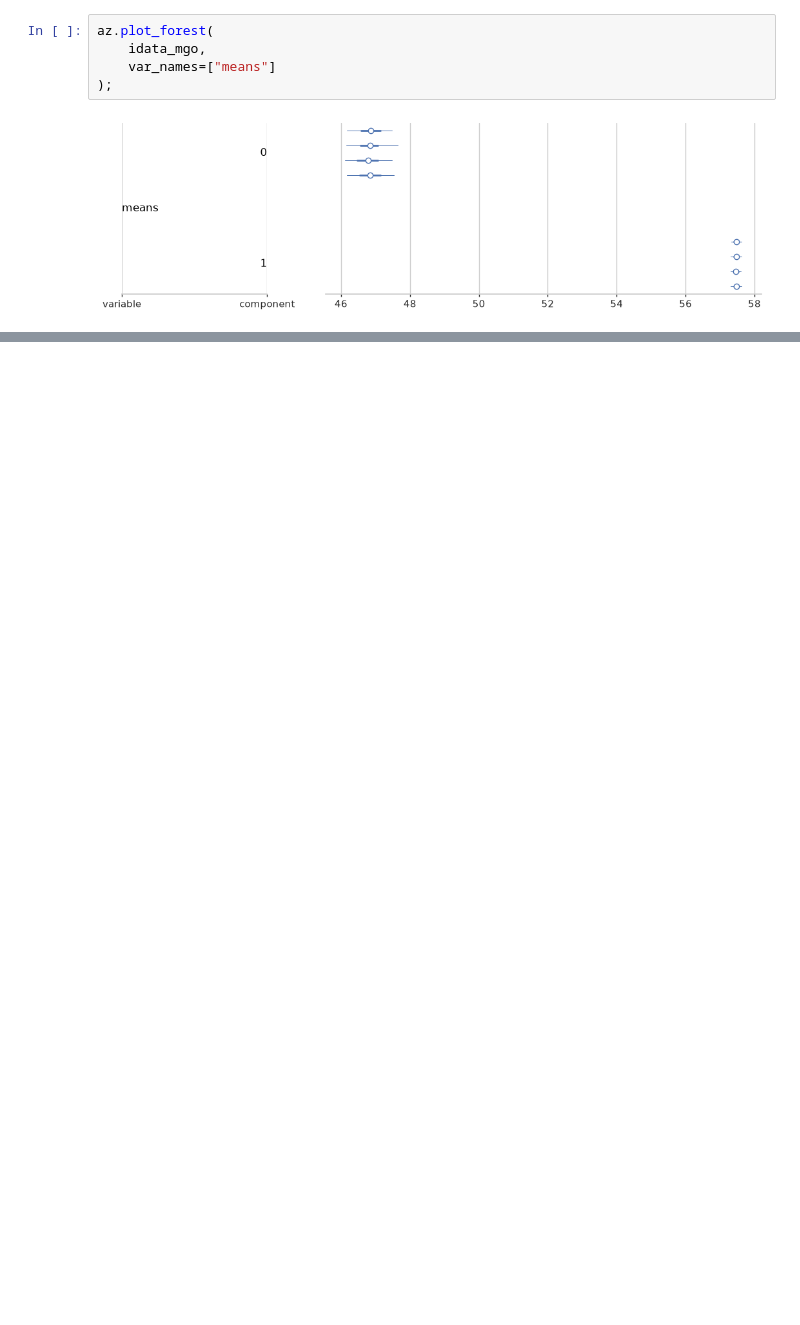
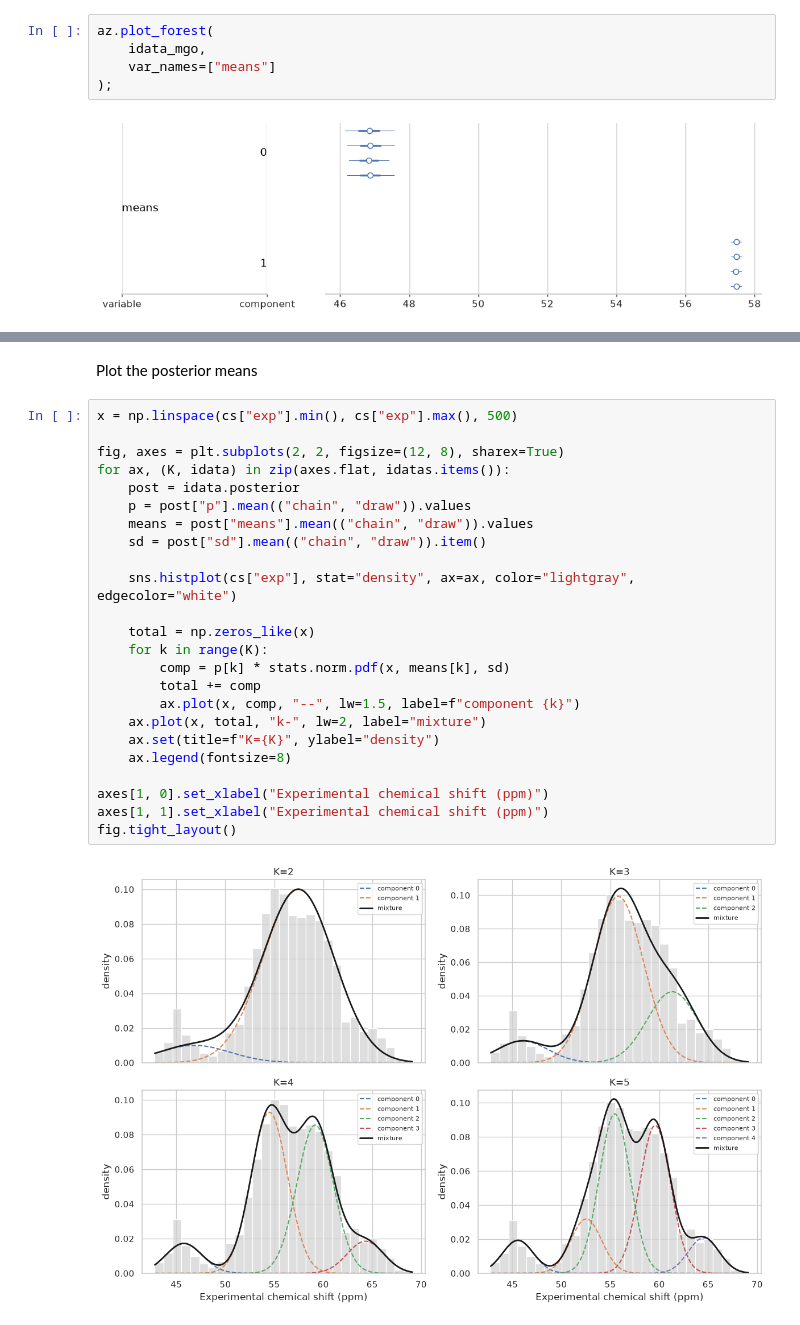
Before and after one commit to chris-leonard/bayesian-analysis-with-python, a Jupyter notebook: chapter-7/chapter-7-notes.ipynb, the cells around one changed output, grey strips where cells are left out. Cells and saved outputs as stored; diff of their text form; blank space fills up the shorter version.

```diff
--- a/chapter-7/chapter-7-notes.ipynb
+++ b/chapter-7/chapter-7-notes.ipynb
@@ -255,0 +323,28 @@ az.plot_forest(
+# %% [markdown]
+Plot the posterior means
+# %%
+x = np.linspace(cs["exp"].min(), cs["exp"].max(), 500)
+
+fig, axes = plt.subplots(2, 2, figsize=(12, 8), sharex=True)
+for ax, (K, idata) in zip(axes.flat, idatas.items()):
+    post = idata.posterior
+    p = post["p"].mean(("chain", "draw")).values
+    means = post["means"].mean(("chain", "draw")).values
+    sd = post["sd"].mean(("chain", "draw")).item()
+
+    sns.histplot(cs["exp"], stat="density", ax=ax, color="lightgray", edgecolor="white")
+
+    total = np.zeros_like(x)
+    for k in range(K):
+        comp = p[k] * stats.norm.pdf(x, means[k], sd)
+        total += comp
+        ax.plot(x, comp, "--", lw=1.5, label=f"component {k}")
+    ax.plot(x, total, "k-", lw=2, label="mixture")
+    ax.set(title=f"K={K}", ylabel="density")
+    ax.legend(fontsize=8)
+
+axes[1, 0].set_xlabel("Experimental chemical shift (ppm)")
+axes[1, 1].set_xlabel("Experimental chemical shift (ppm)")
+fig.tight_layout()
+# %% [output]
+[figure, added]
```
Also changed, not shown: parts of 12 cells of this notebook, 1 other file.
